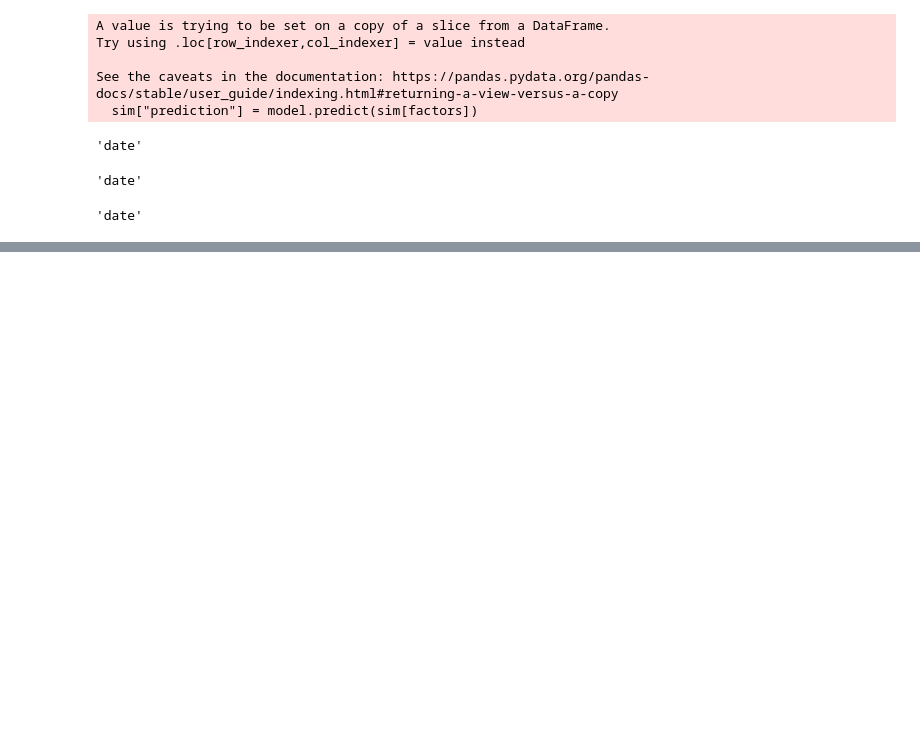
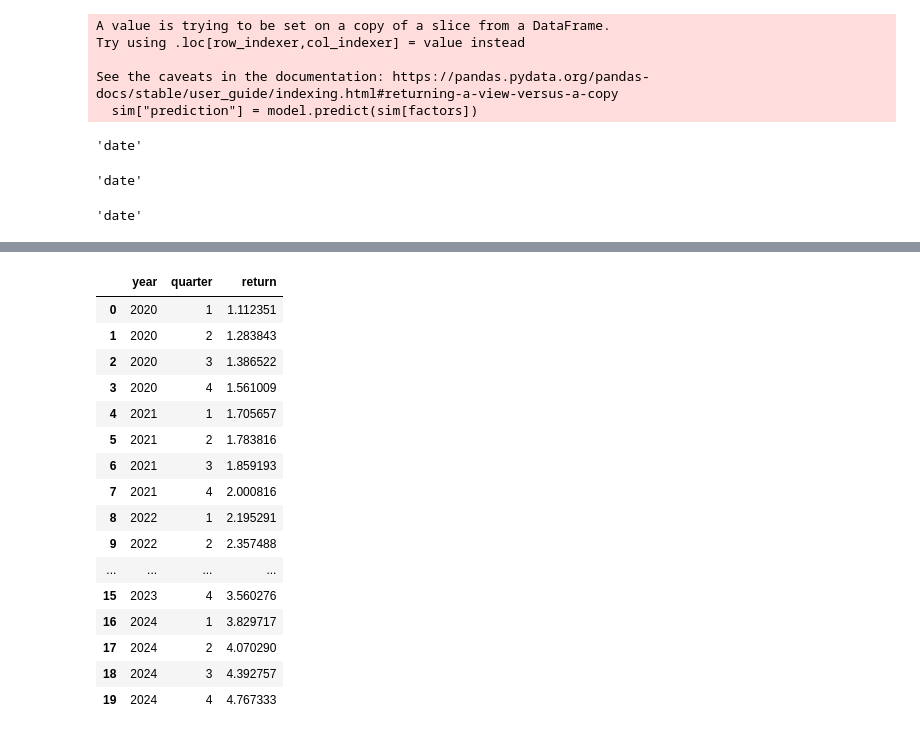
Before and after one commit to chung-ejy/sapling, a Jupyter notebook: fs_analysis_manual.ipynb, the cells around one changed output, grey strips where cells are left out. Drawn from its saved outputs; the diff is of its cells as text; code cells hidden in the pictures; blank space fills up the shorter version.

```diff
--- a/fs_analysis_manual.ipynb
+++ b/fs_analysis_manual.ipynb
@@ -139,0 +156,20 @@ plt.show()
+# %%
+portfolio
+# %% [output]
+|  | year | quarter | return |
+| 0 | 2020 | 1 | 1.112351 |
+| 1 | 2020 | 2 | 1.283843 |
+| 2 | 2020 | 3 | 1.386522 |
+| 3 | 2020 | 4 | 1.561009 |
+| 4 | 2021 | 1 | 1.705657 |
+| 5 | 2021 | 2 | 1.783816 |
+| 6 | 2021 | 3 | 1.859193 |
+| 7 | 2021 | 4 | 2.000816 |
+| 8 | 2022 | 1 | 2.195291 |
+| 9 | 2022 | 2 | 2.357488 |
+| ... | ... | ... | ... |
+| 15 | 2023 | 4 | 3.560276 |
+| 16 | 2024 | 1 | 3.829717 |
+| 17 | 2024 | 2 | 4.070290 |
+| 18 | 2024 | 3 | 4.392757 |
+| 19 | 2024 | 4 | 4.767333 |
```
Also changed, not shown: parts of 9 cells of this notebook.
